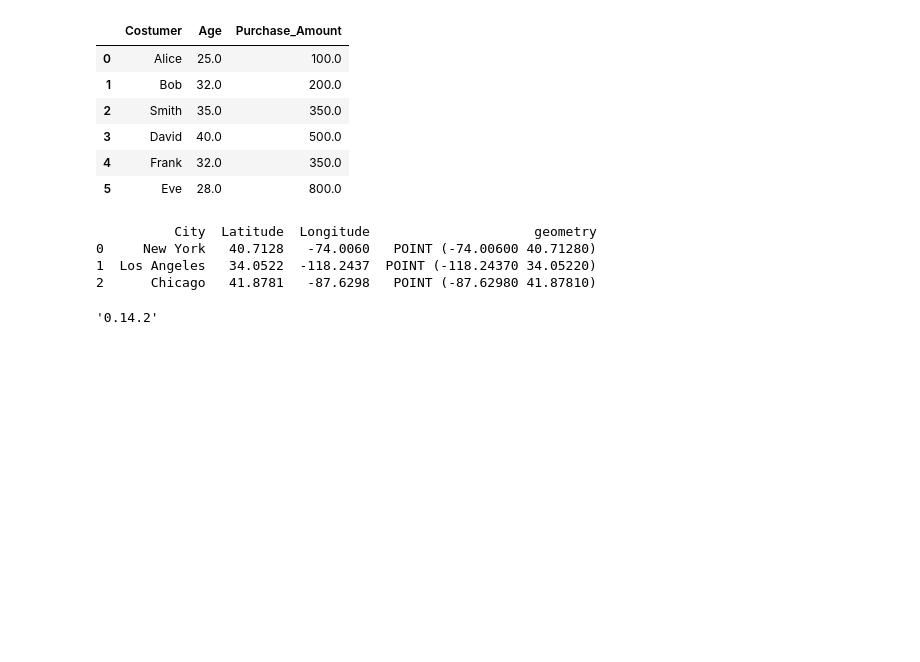
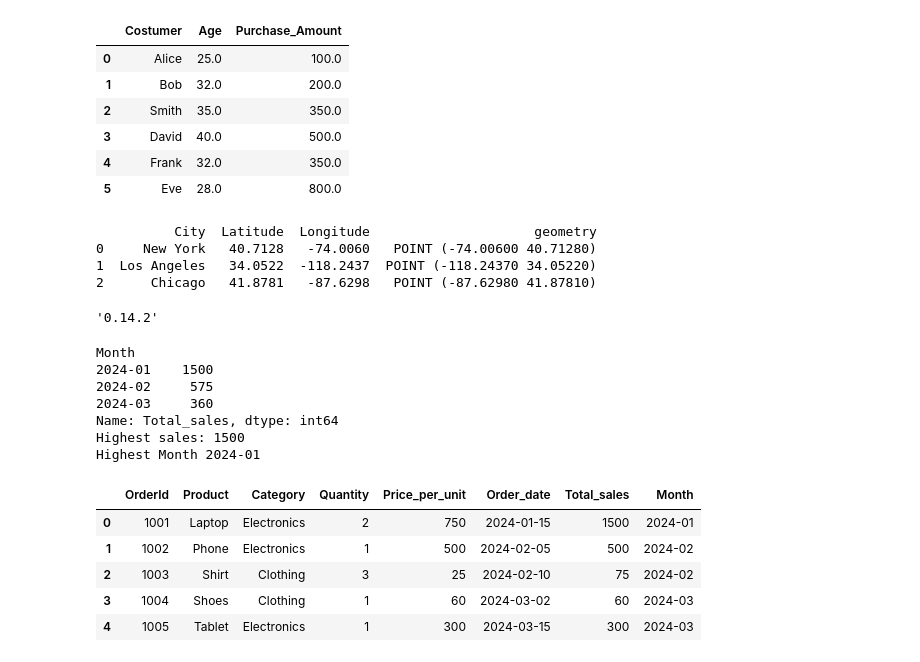
Before and after one commit to chaudhary-dotcom/Python-Beginning-, a Jupyter notebook: pandaDay1.ipynb, the cells around one changed output. Cells and saved outputs as stored; diff of their text form; code cells hidden in the pictures; blank space fills up the shorter version.

Commit message:
Modified Pandas

```diff
--- a/pandaDay1.ipynb
+++ b/pandaDay1.ipynb
@@ -502,3 +502,56 @@ print(df)
 gpd.__version__
 # %% [output]
 '0.14.2'
+# %%
+import pandas as pd
+import numpy as np
+data_2 = {
+    'OrderId': [1001, 1002, 1003, 1004, 1005],
+    'Product': ['Laptop', 'Phone', 'Shirt', 'Shoes', 'Tablet'],
+    'Category': ['Electronics', 'Electronics', 'Clothing', 'Clothing', 'Electronics'],
+    'Quantity': [2,1,3,1,1],
+    'Price_per_unit': [750, 500, 25, 60, 300],
+    'Order_date': ['2024-01-15', '2024-02-05', '2024-02-10', '2024-03-02', '2024-03-15']
+}
+df_2 = pd.DataFrame(data_2)
+
+#calculating total sales
+df_2['Total_sales'] = df_2['Quantity'] * df_2['Price_per_unit']
+
+#find the month with the highest total sales
+df_2['Order_date'] = pd.to_datetime(df_2['Order_date'])
+df_2['Month'] = df_2['Order_date'].dt.strftime('%Y-%m')
+
+#Group by month with the highest total sales
+monthly_sales = df_2.groupby('Month')['Total_sales'].sum()
+print( monthly_sales)
+
+highest_sales = monthly_sales.max()
+print('Highest sales:', highest_sales)
+
+highest_month = monthly_sales.idxmax()
+print('Highest Month',highest_month)
+df_2
+
+
+
+
+
+# df['Joining_date'] = pd.to_datetime(df['Joining_date'])
+# df['Joining_year'] = df['Joining_date'].dt.year
+# df['Joining_month'] = df['Joining_date'].dt.month_name()
+# df['Joining_day'] = df['Joining_date'].dt.day_name()
+# %% [output]
+Month
+2024-01    1500
+2024-02     575
+2024-03     360
+Name: Total_sales, dtype: int64
+Highest sales: 1500
+Highest Month 2024-01
+|  | OrderId | Product | Category | Quantity | Price_per_unit | Order_date | Total_sales | Month |
+| 0 | 1001 | Laptop | Electronics | 2 | 750 | 2024-01-15 | 1500 | 2024-01 |
+| 1 | 1002 | Phone | Electronics | 1 | 500 | 2024-02-05 | 500 | 2024-02 |
+| 2 | 1003 | Shirt | Clothing | 3 | 25 | 2024-02-10 | 75 | 2024-02 |
+| 3 | 1004 | Shoes | Clothing | 1 | 60 | 2024-03-02 | 60 | 2024-03 |
+| 4 | 1005 | Tablet | Electronics | 1 | 300 | 2024-03-15 | 300 | 2024-03 |
```
